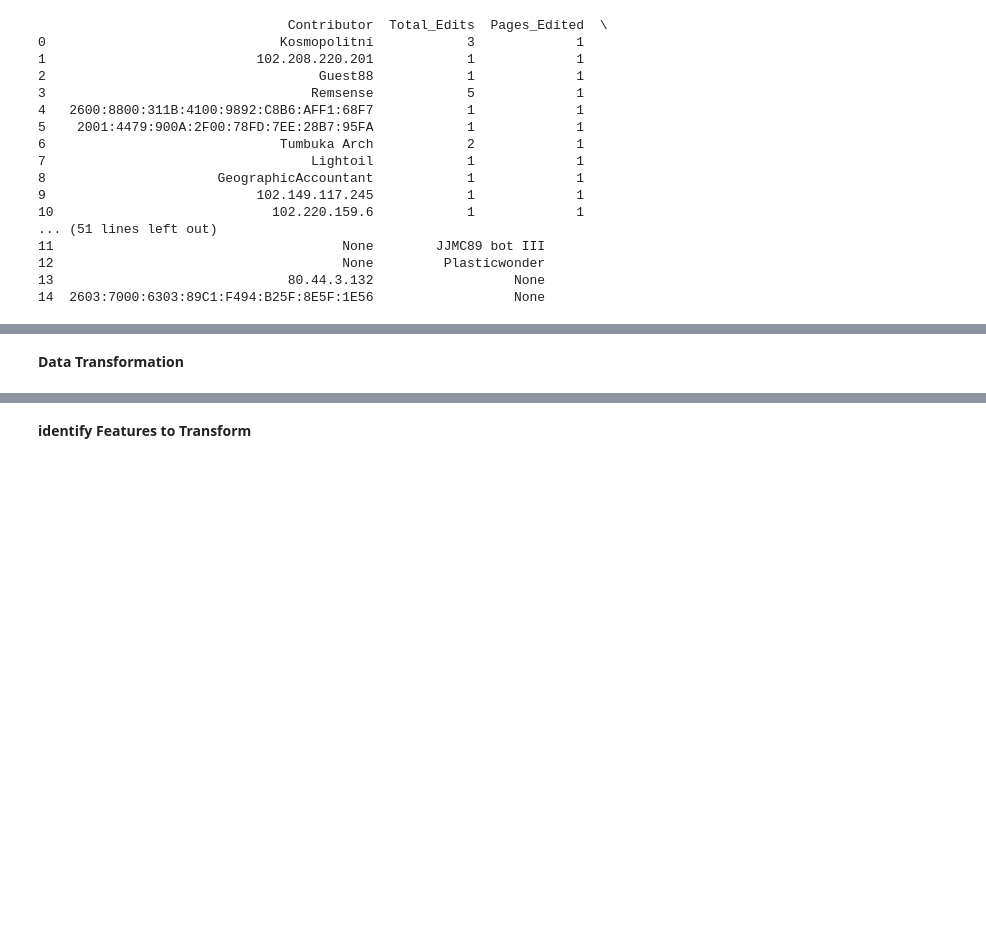
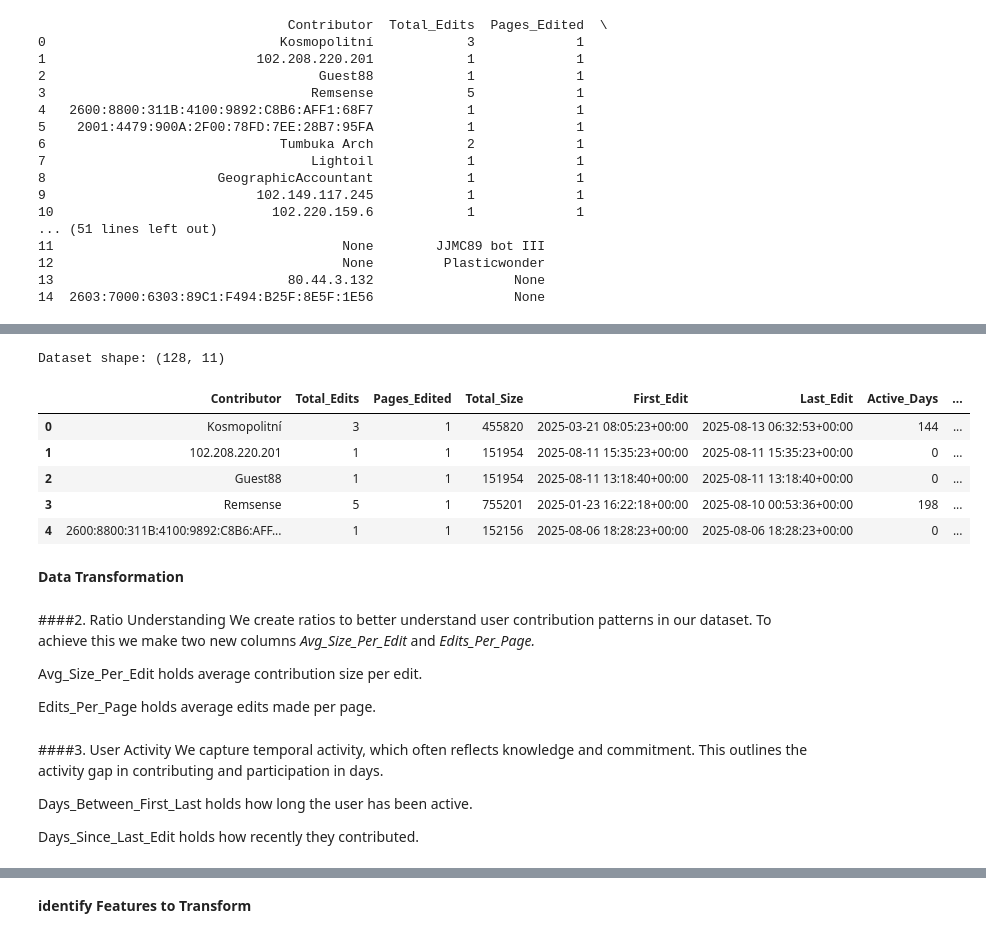
Before and after one commit to Ezra-11/knowledge-level-of-wikipedia, a Jupyter notebook: DataMining_project.ipynb, the cells around one changed output, grey strips where cells are left out. Cells and saved outputs as stored; diff of their text form; code cells hidden in the pictures; blank space fills up the shorter version.

```diff
--- a/DataMining_project.ipynb
+++ b/DataMining_project.ipynb
@@ -601,2 +607,28 @@ print(df.head(15))
+# %%
+# Import Libraries
+import pandas as pd
+import numpy as np
+
+# Load the cleaned dataset you provided
+df = pd.read_csv("/content/drive/MyDrive/dataset/zambia_contributors_summary_cleaned.csv")
+
+# Display shape and first rows
+print("Dataset shape:", df.shape)
+df.head()
+# %% [output]
+Dataset shape: (128, 11)
+|  | Contributor | Total_Edits | Pages_Edited | Total_Size | First_Edit | Last_Edit | Active_Days | ... |
+| 0 | Kosmopolitní | 3 | 1 | 455820 | 2025-03-21 08:05:23+00:00 | 2025-08-13 06:32:53+00:00 | 144 | ... |
+| 1 | 102.208.220.201 | 1 | 1 | 151954 | 2025-08-11 15:35:23+00:00 | 2025-08-11 15:35:23+00:00 | 0 | ... |
+| 2 | Guest88 | 1 | 1 | 151954 | 2025-08-11 13:18:40+00:00 | 2025-08-11 13:18:40+00:00 | 0 | ... |
+| 3 | Remsense | 5 | 1 | 755201 | 2025-01-23 16:22:18+00:00 | 2025-08-10 00:53:36+00:00 | 198 | ... |
+| 4 | 2600:8800:311B:4100:9892:C8B6:AFF... | 1 | 1 | 152156 | 2025-08-06 18:28:23+00:00 | 2025-08-06 18:28:23+00:00 | 0 | ... |
 # %% [markdown]
 **Data** **Transformation**
+# %% [markdown]
+####2. Ratio Understanding
+We create ratios to better understand user contribution patterns in our dataset. To achieve this we make two new columns *Avg_Size_Per_Edit* and *Edits_Per_Page.*
+
+Avg_Size_Per_Edit holds average contribution size per edit.
+
+Edits_Per_Page holds average edits made per page.
@@ -602,0 +643,7 @@ print(df.head(15))
+# %% [markdown]
+####3. User Activity
+We capture temporal activity, which often reflects knowledge and commitment. This outlines the activity gap in contributing and participation in days.
+
+Days_Between_First_Last holds how long the user has been active.
+
+Days_Since_Last_Edit holds how recently they contributed.
```
Also changed, not shown: parts of 13 cells of this notebook.
